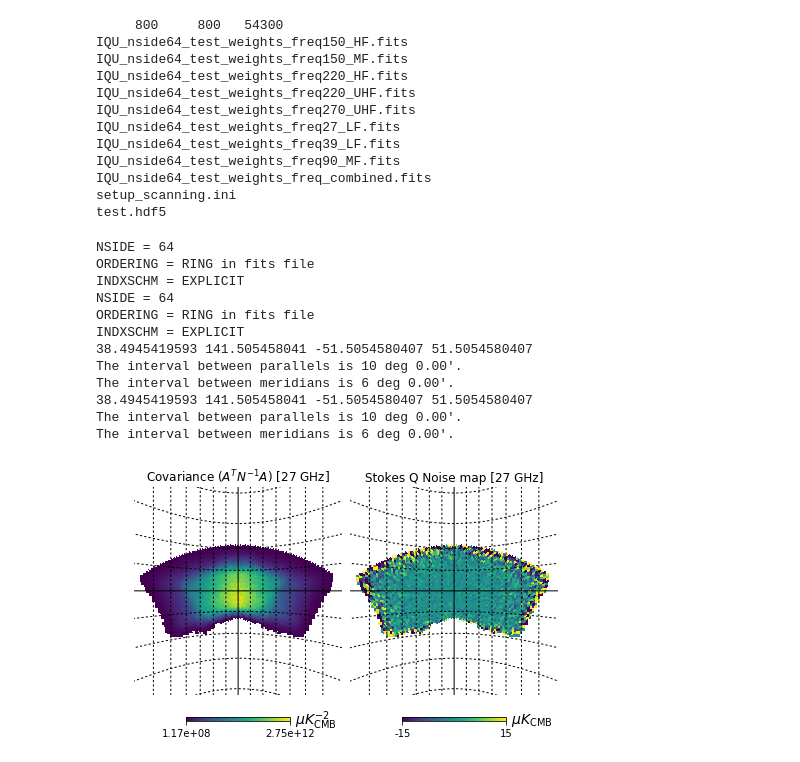
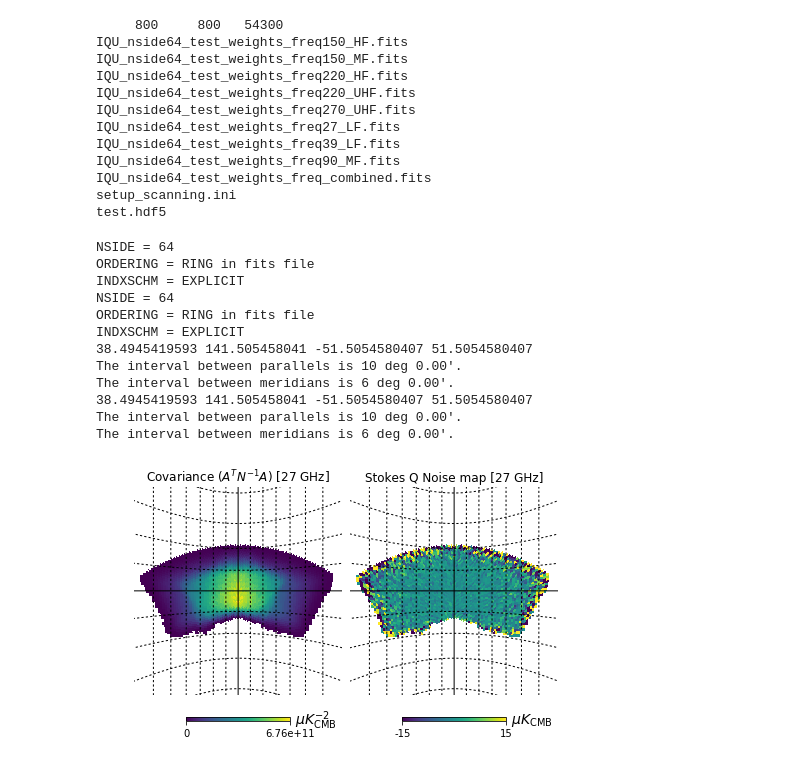
Before and after one commit to JulienPeloton/LaFabrique, a Jupyter notebook: doc/make_covariance_and_noise_maps.ipynb, the cells around one changed output. Drawn from its saved outputs; the diff is of its cells as text; code cells hidden in the pictures.

Commit message:
Fix polarized covariance in notebook

```diff
--- a/doc/make_covariance_and_noise_maps.ipynb
+++ b/doc/make_covariance_and_noise_maps.ipynb
@@ -104,35 +104,35 @@ setup_scanning.ini
 test.hdf5
 # %%
 ## Let's have a look at one of the Stokes Q noise realisation
-# and the polarised covariance matrix (that is the inverse noise map in polarisation)
+# and the polarised covariance matrix for one frequency channel (that is the inverse noise map in polarisation)
 data_27GHz_cov = hp.read_map(
-    os.path.join(environment.outpath_masks, 'IQU_nside64_test_weights_freq27_LF.fits'))
+    os.path.join(environment.outpath_masks, 'IQU_nside64_test_weights_freq27_LF.fits'), 1)
 data_27GHz_noise = hp.read_map(
     os.path.join(environment.outpath_noise, 'IQU_nside64_test_freq27_LF_white_noise_sim000.fits'), 1)
 
 hp.gnomview(
     data_27GHz_cov, rot=[0,-57.5], xsize=900,reso=6.8, cmap=pl.cm.viridis,
     title='Covariance ($A^T N^{-1} A$) [27 GHz]', notext=True, unit='$\mu K_{\\rm CMB}^{-2}$', sub=121)
 
 hp.gnomview(
     data_27GHz_noise, rot=[0,-57.5], xsize=900,reso=6.8, cmap=pl.cm.viridis,
     min=-15, max=15,
     title='Stokes Q Noise map [27 GHz]', notext=True, unit='$\mu K_{\\rm CMB}$', sub=122)
 hp.graticule(dpar = 1.)
 pl.show()
 # %% [output]
 NSIDE = 64
 ORDERING = RING in fits file
 INDXSCHM = EXPLICIT
 NSIDE = 64
 ORDERING = RING in fits file
 INDXSCHM = EXPLICIT
 38.4945419593 141.505458041 -51.5054580407 51.5054580407
 The interval between parallels is 10 deg 0.00'.
 The interval between meridians is 6 deg 0.00'.
 38.4945419593 141.505458041 -51.5054580407 51.5054580407
 The interval between parallels is 10 deg 0.00'.
 The interval between meridians is 6 deg 0.00'.
-[figure, old version]
+[figure, new version]
 # %%
 ## Et voilà! Now you can do the same with different map resolutions, frequency channels, noise levels, etc...
```
